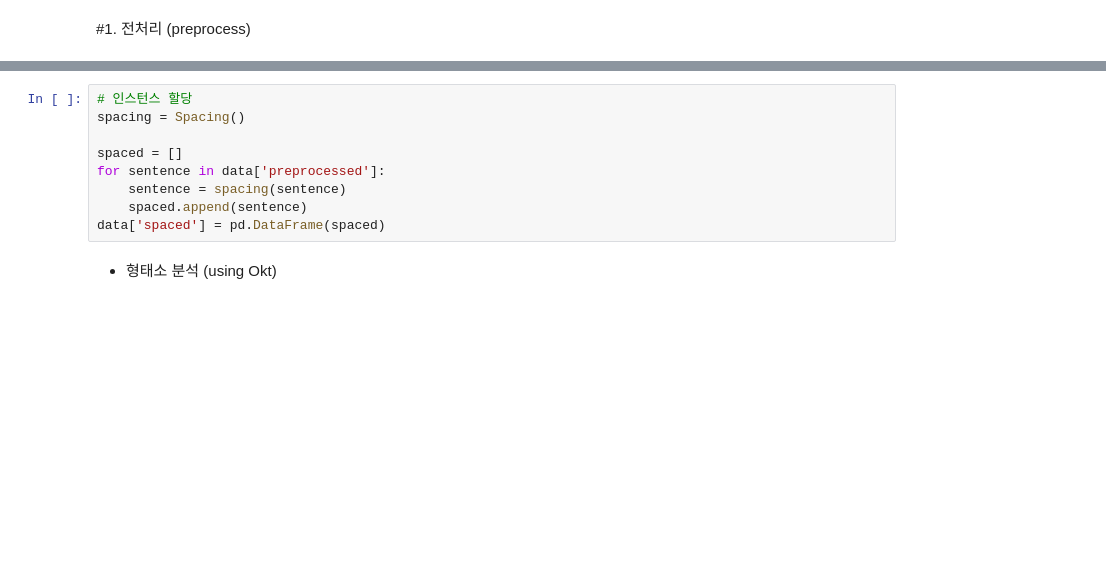
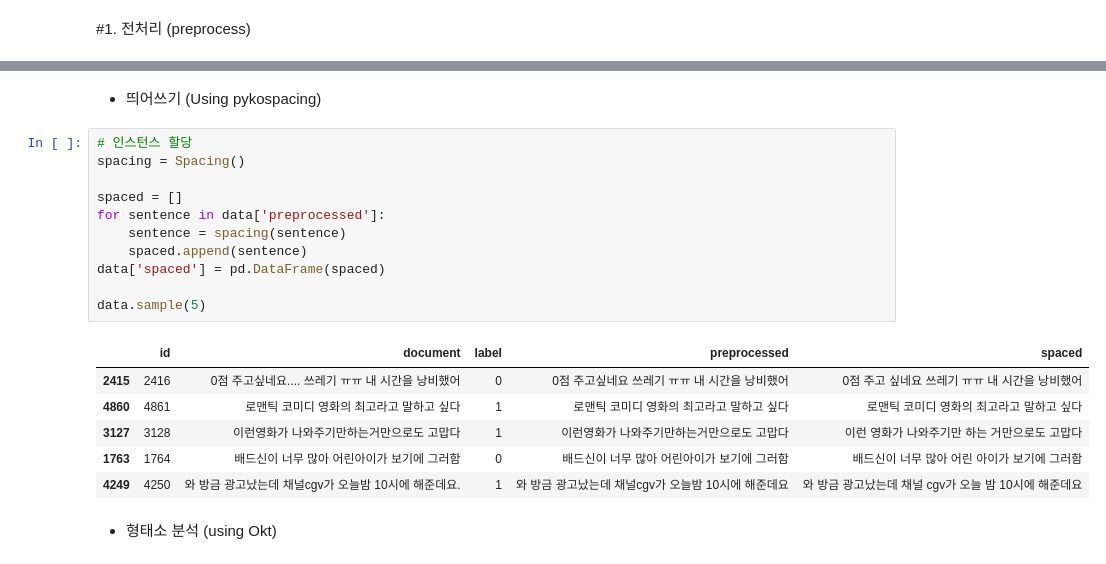
Before and after one commit to leejonghyeong/MovieSentimentalAnalysis, a Jupyter notebook: Sentimental_Analysis.ipynb, the cells around one changed output, grey strips where cells are left out. Cells and saved outputs as stored; diff of their text form; blank space fills up the shorter version.

```diff
--- a/Sentimental_Analysis.ipynb
+++ b/Sentimental_Analysis.ipynb
@@ -119,12 +94,23 @@ data.sample(5)
+# %% [markdown]
+* 띄어쓰기 (Using pykospacing)
 # %%
 # 인스턴스 할당
 spacing = Spacing()
 
 spaced = []
 for sentence in data['preprocessed']:
     sentence = spacing(sentence)
     spaced.append(sentence)
 data['spaced'] = pd.DataFrame(spaced)
+
+data.sample(5)
+# %% [output]
+|  | id | document | label | preprocessed | spaced |
+| 2415 | 2416 | 0점 주고싶네요.... 쓰레기 ㅠㅠ 내 시간을 낭비했어 | 0 | 0점 주고싶네요 쓰레기 ㅠㅠ 내 시간을 낭비했어 | 0점 주고 싶네요 쓰레기 ㅠㅠ 내 시간을 낭비했어 |
+| 4860 | 4861 | 로맨틱 코미디 영화의 최고라고 말하고 싶다 | 1 | 로맨틱 코미디 영화의 최고라고 말하고 싶다 | 로맨틱 코미디 영화의 최고라고 말하고 싶다 |
+| 3127 | 3128 | 이런영화가 나와주기만하는거만으로도 고맙다 | 1 | 이런영화가 나와주기만하는거만으로도 고맙다 | 이런 영화가 나와주기만 하는 거만으로도 고맙다 |
+| 1763 | 1764 | 배드신이 너무 많아 어린아이가 보기에 그러함 | 0 | 배드신이 너무 많아 어린아이가 보기에 그러함 | 배드신이 너무 많아 어린 아이가 보기에 그러함 |
+| 4249 | 4250 | 와 방금 광고났는데 채널cgv가 오늘밤 10시에 해준데요. | 1 | 와 방금 광고났는데 채널cgv가 오늘밤 10시에 해준데요 | 와 방금 광고났는데 채널 cgv가 오늘 밤 10시에 해준데요 |
 # %% [markdown]
 * 형태소 분석 (using Okt)
 # %%
```
Also changed, not shown: parts of 20 cells of this notebook.
